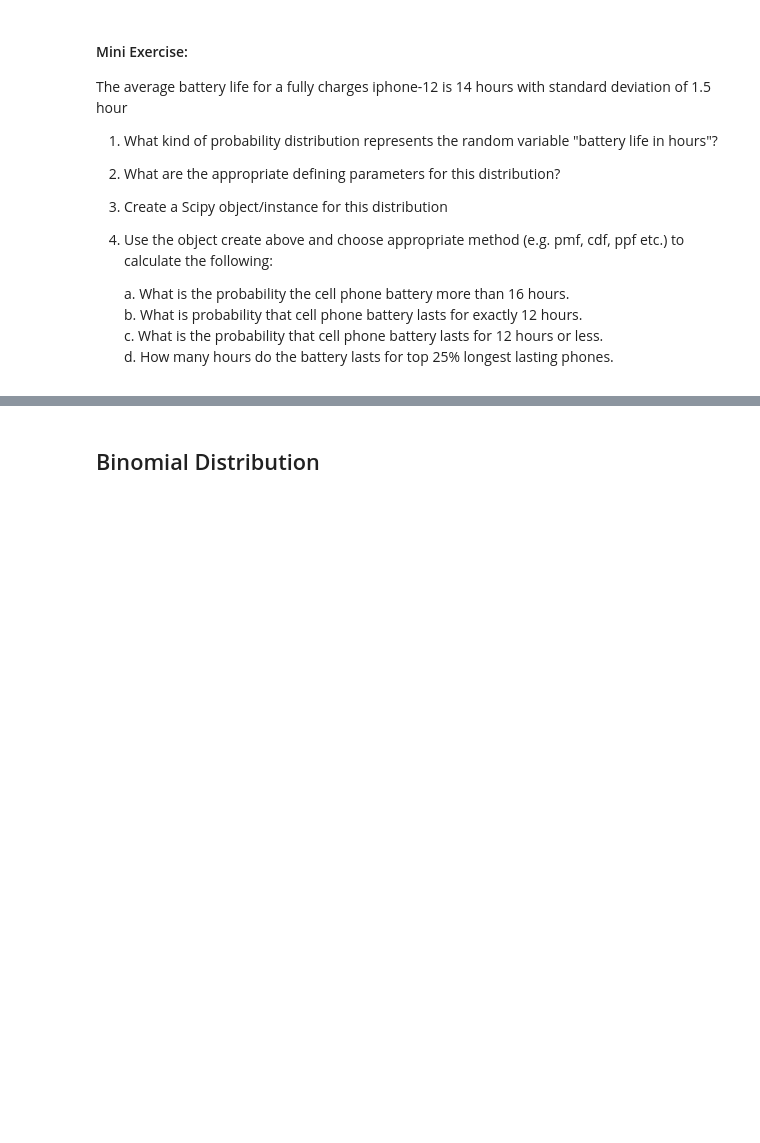
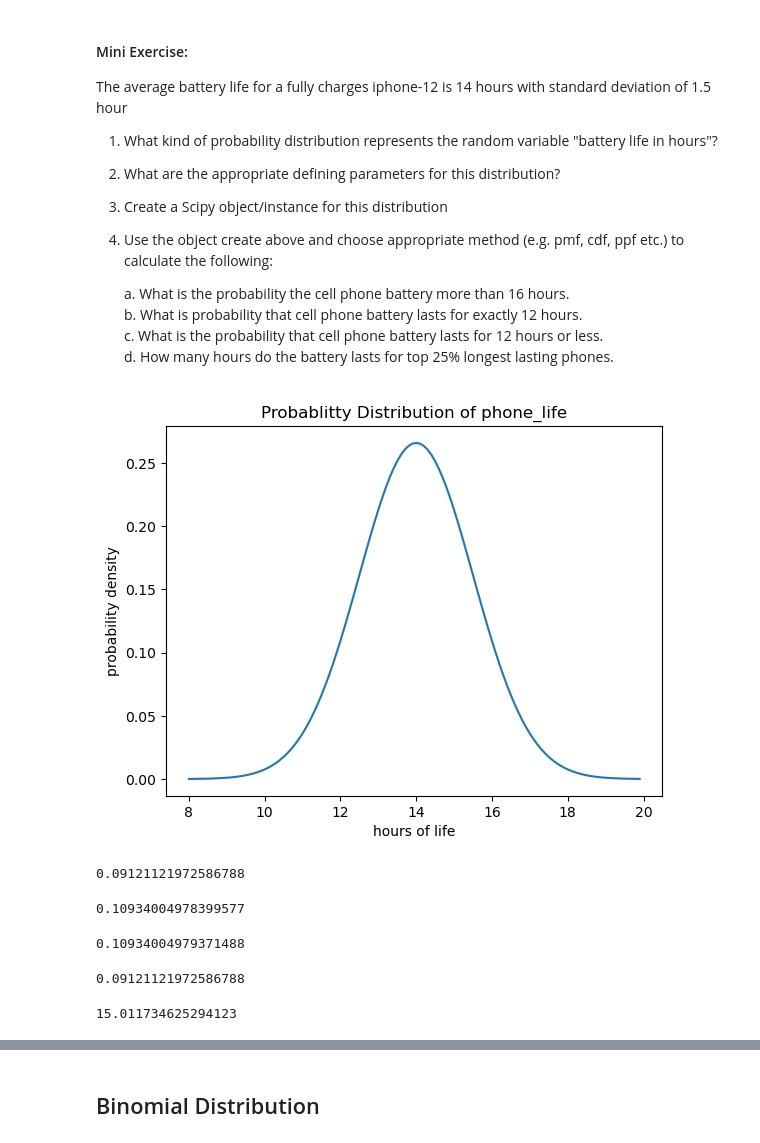
Before and after one commit to Adam-Harris87/statistics-exercises, a Jupyter notebook: distributions_oneil.ipynb, the cells around one changed output, grey strips where cells are left out. Saved outputs shown, nothing was run; the diff lists cells and outputs as text; code cells hidden in the pictures; blank space fills up the shorter version.

Commit message:
prob distribution lesson

```diff
--- a/distributions_oneil.ipynb
+++ b/distributions_oneil.ipynb
@@ -252,21 +270,55 @@ The average battery life for a fully charges iphone-12 is 14 hours with standard
 # Normal distribution
 
 # what are the defining parameters for the distributions?
-
+# mean and stddev
 # create a scipy object/instance of this distribution
+μ = 14
+σ = 1.5
+phone_life = stats.norm(μ, σ)
+# %%
+x = np.arange(8, 20, 0.1) # range but delivered in steps specified
+y = [phone_life.pdf(i) for i in x]
+plt.plot(x,y)
+plt.title('Probablitty Distribution of phone_life')
+plt.xlabel('hours of life')
+plt.ylabel('probability density')
+plt.show()
+# %% [output]
+[figure, added]
 # %%
 # 1.  What is the probability the cell
 # phone battery lasts more than 16 hours.
 # we want the probability OVER a  certain value:
 # survival function!!!!!!!!!!!
+
+phone_life.sf(16)
+# %% [output]
+0.09121121972586788
 # %%
 # 2. What is probability that
 # cell phone battery lasts for exactly 12 hours.
 # single point probablity, continuous dist
 # PDF!
+
+phone_life.pdf(12)
+# %% [output]
+0.10934004978399577
+# %%
+phone_life.pdf(12.0000000001)
+# %% [output]
+0.10934004979371488
 # %%
 # What is the probability that
 # cell phone battery lasts for 12 hours or less.
+
+phone_life.cdf(12)
+# %% [output]
+0.09121121972586788
 # %%
 # How many hours of batter life can we expect from
 # the top 25% longest lasting phones.
+
+#isf returns value with entered percentage above it
+phone_life.isf(.25)
+# %% [output]
+15.011734625294123
```
Also changed, not shown: parts of 23 cells of this notebook, 1 other file.
